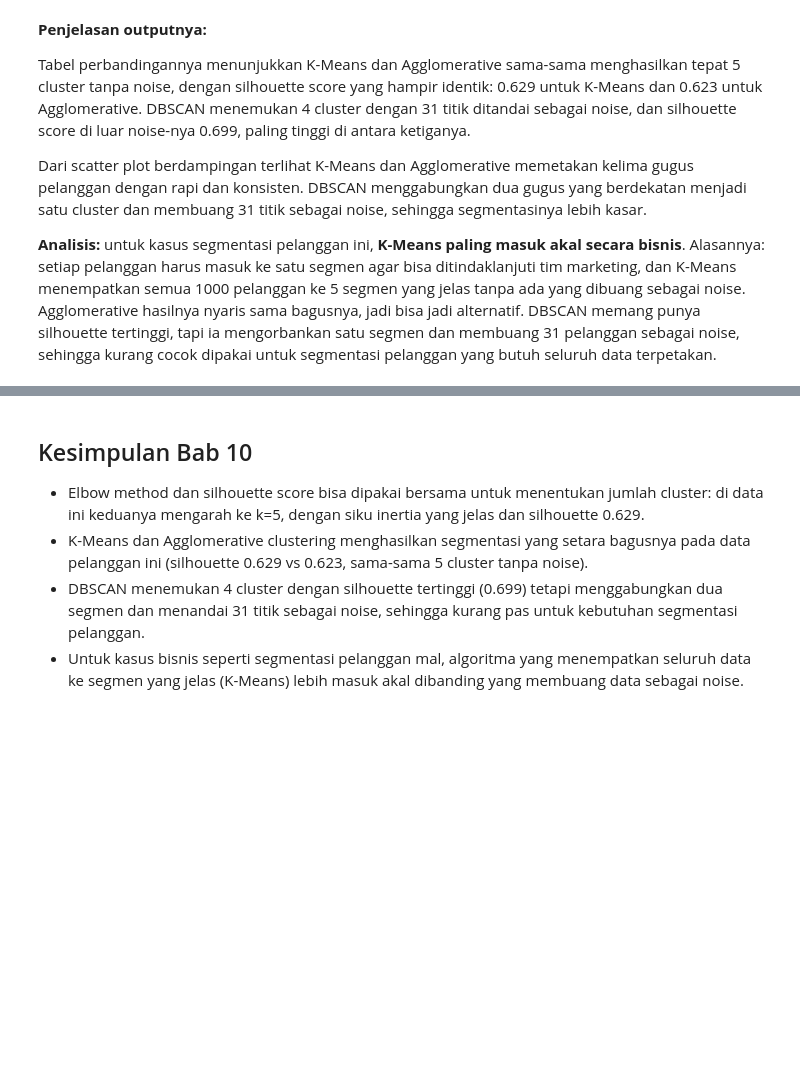
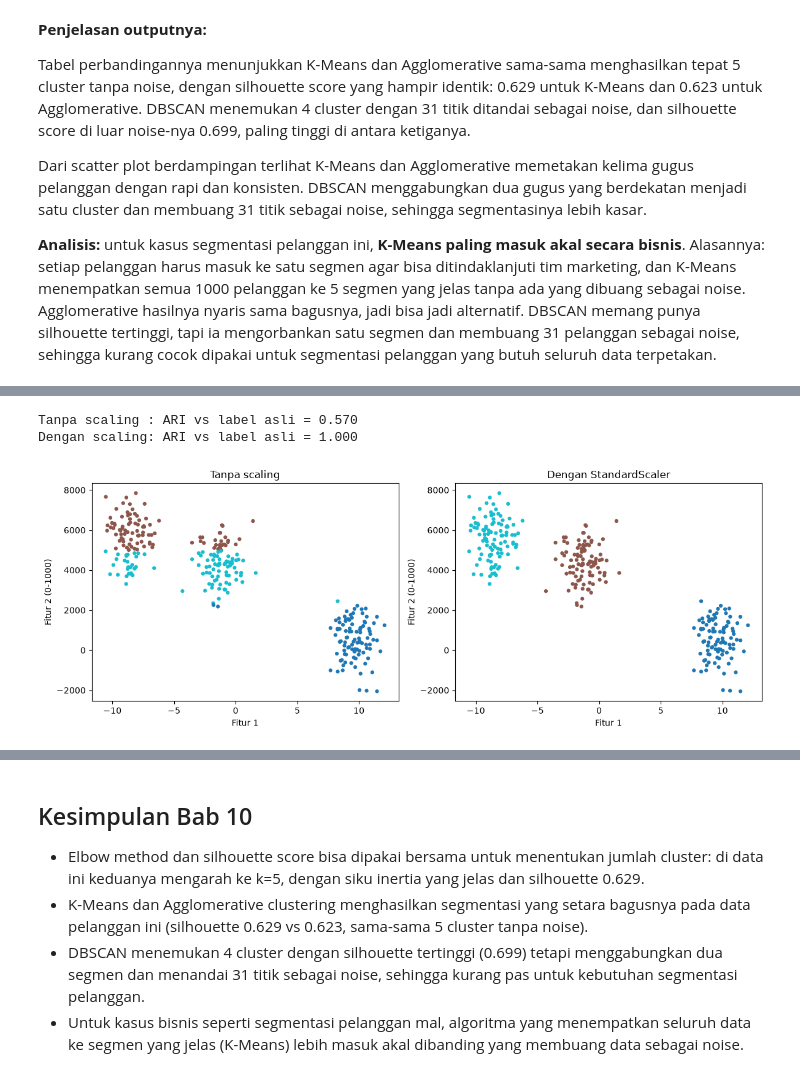
Before and after one commit to dandienter/praktikumML, a Jupyter notebook: bab-10-clustering/praktikum-bab-10.ipynb, the cells around one changed output, grey strips where cells are left out. Drawn from its saved outputs; the diff is of its cells as text; code cells hidden in the pictures; blank space fills up the shorter version.

```diff
--- a/bab-10-clustering/praktikum-bab-10.ipynb
+++ b/bab-10-clustering/praktikum-bab-10.ipynb
@@ -181,0 +223,35 @@ Dari scatter plot berdampingan terlihat K-Means dan Agglomerative memetakan keli
+# %%
+import numpy as np
+import matplotlib.pyplot as plt
+from sklearn.datasets import make_blobs
+from sklearn.cluster import KMeans
+from sklearn.preprocessing import StandardScaler
+from sklearn.metrics import adjusted_rand_score
+
+# Data 2D dengan skala timpang: fitur1 kecil, fitur2 besar (0-1000)
+X_pm2, y_asli = make_blobs(n_samples=300, centers=3, random_state=7)
+X_timpang = X_pm2.copy()
+X_timpang[:, 1] *= 1000
+
+label_tanpa = KMeans(n_clusters=3, n_init=10, random_state=42).fit_predict(X_timpang)
+label_dengan = KMeans(n_clusters=3, n_init=10, random_state=42).fit_predict(
+    StandardScaler().fit_transform(X_timpang))
+print(f"Tanpa scaling : ARI vs label asli = {adjusted_rand_score(y_asli, label_tanpa):.3f}")
+print(f"Dengan scaling: ARI vs label asli = {adjusted_rand_score(y_asli, label_dengan):.3f}")
+
+# Visualisasi berdampingan
+fig, axes = plt.subplots(1, 2, figsize=(12, 4.5))
+axes[0].scatter(X_timpang[:, 0], X_timpang[:, 1], c=label_tanpa, cmap="tab10", s=12)
+axes[0].set_title("Tanpa scaling")
+axes[0].set_xlabel("Fitur 1")
+axes[0].set_ylabel("Fitur 2 (0-1000)")
+axes[1].scatter(X_timpang[:, 0], X_timpang[:, 1], c=label_dengan, cmap="tab10", s=12)
+axes[1].set_title("Dengan StandardScaler")
+axes[1].set_xlabel("Fitur 1")
+axes[1].set_ylabel("Fitur 2 (0-1000)")
+plt.tight_layout()
+plt.show()
+# %% [output]
+Tanpa scaling : ARI vs label asli = 0.570
+Dengan scaling: ARI vs label asli = 1.000
+[figure, added]
```
Also changed, not shown: parts of 9 cells of this notebook, 5 other files.
